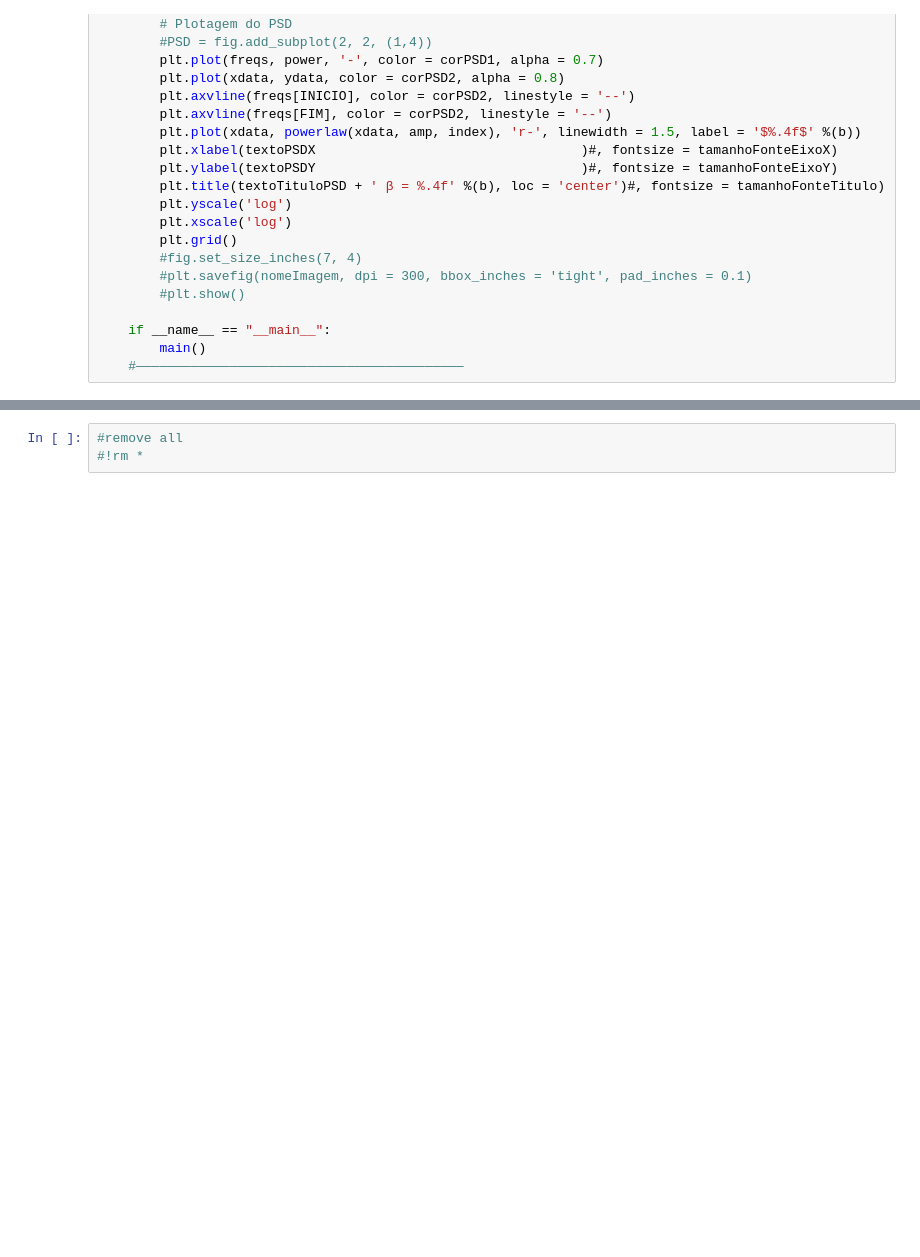
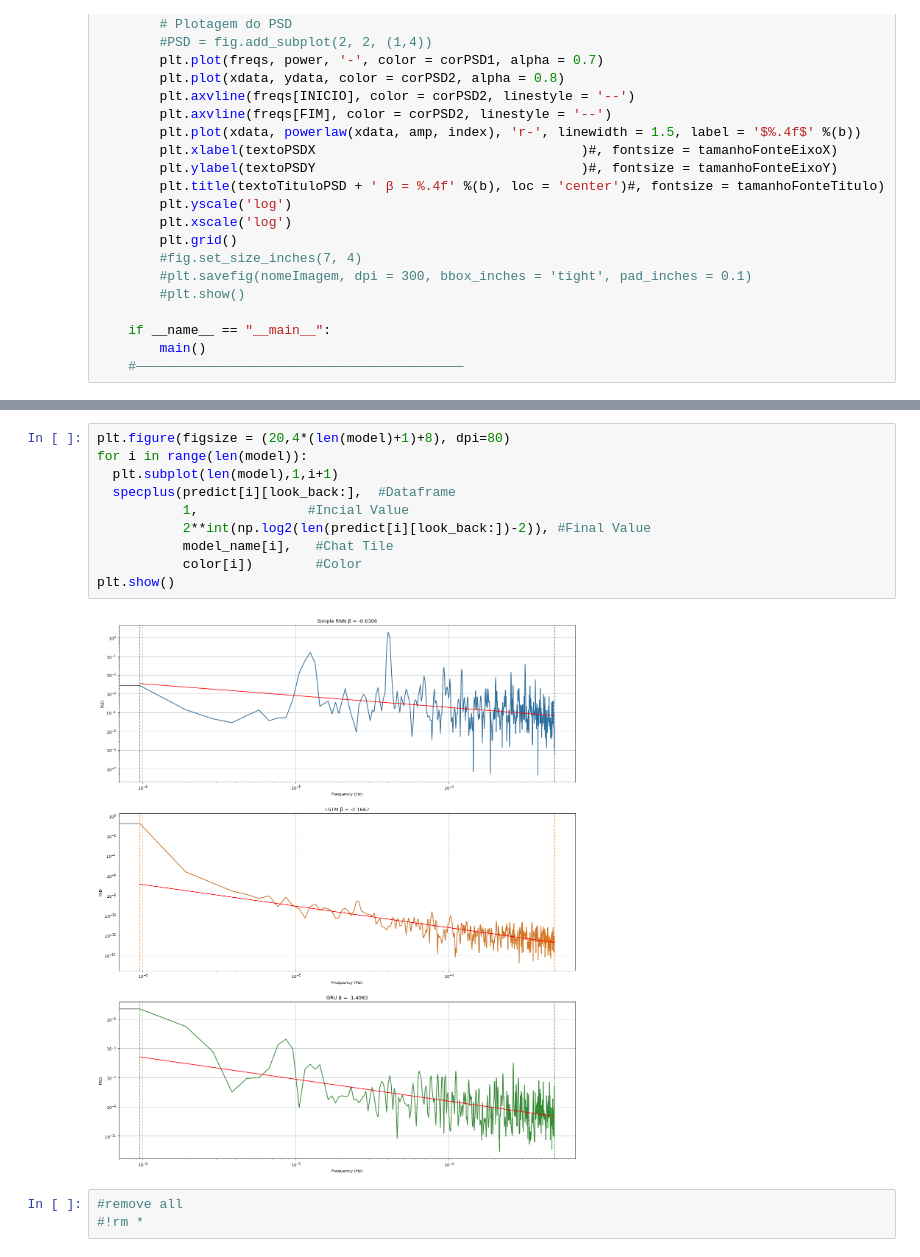
Before and after one commit to barauna-lo/Colored_Noise, a Jupyter notebook: RNN_For_1D_Colored_Noise.ipynb, the cells around one changed output, grey strips where cells are left out. Saved outputs shown, nothing was run; the diff lists cells and outputs as text; blank space fills up the shorter version.

```diff
--- a/RNN_For_1D_Colored_Noise.ipynb
+++ b/RNN_For_1D_Colored_Noise.ipynb
@@ -543,3 +602,15 @@ plt.show()
+# %%
+plt.figure(figsize = (20,4*(len(model)+1)+8), dpi=80)
+for i in range(len(model)):
+  plt.subplot(len(model),1,i+1)
+  specplus(predict[i][look_back:],  #Dataframe
+           1,              #Incial Value
+           2**int(np.log2(len(predict[i][look_back:])-2)), #Final Value
+           model_name[i],   #Chat Tile
+           color[i])        #Color
+plt.show()
+# %% [output]
+[figure, added]
 # %%
 #remove all
 #!rm *
```
Also changed, not shown: parts of 22 cells of this notebook.
